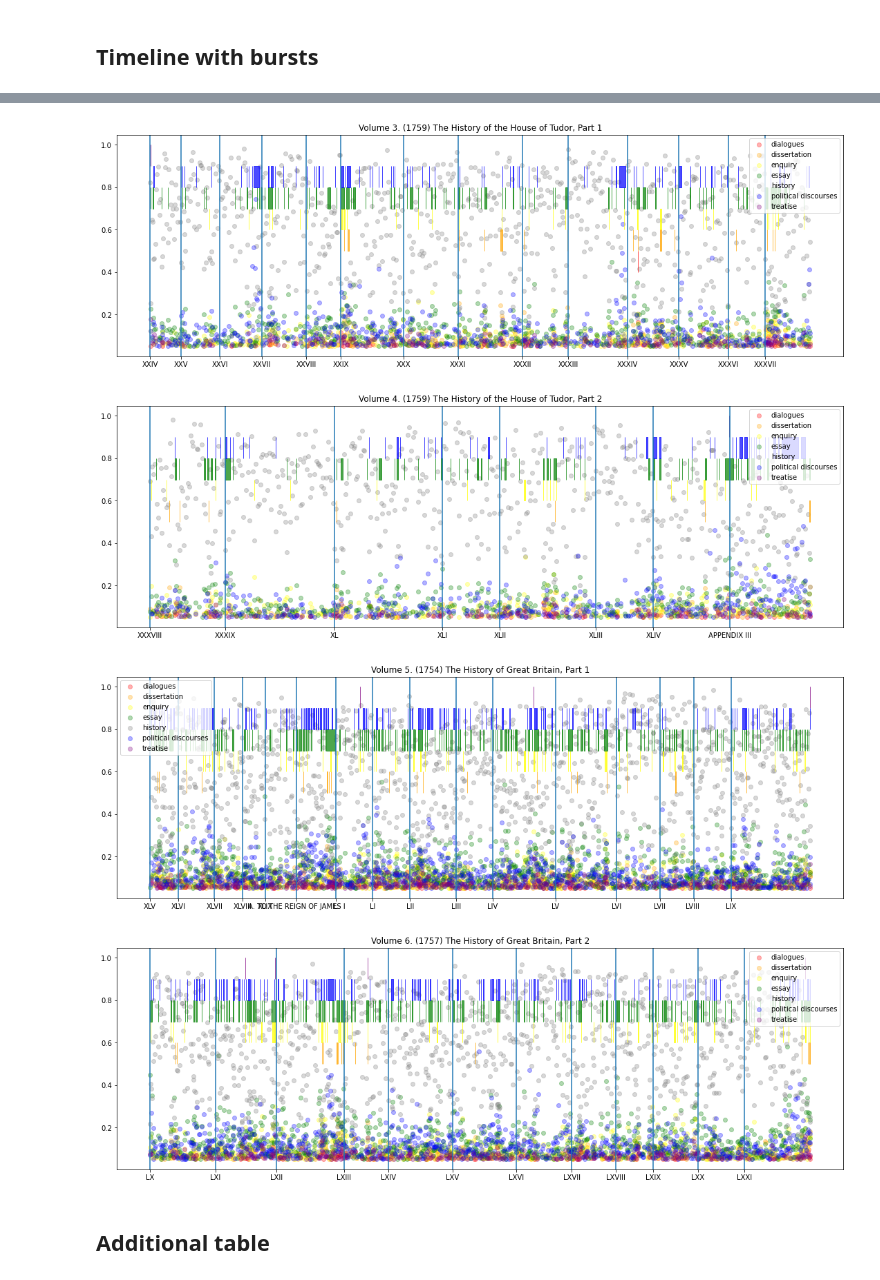
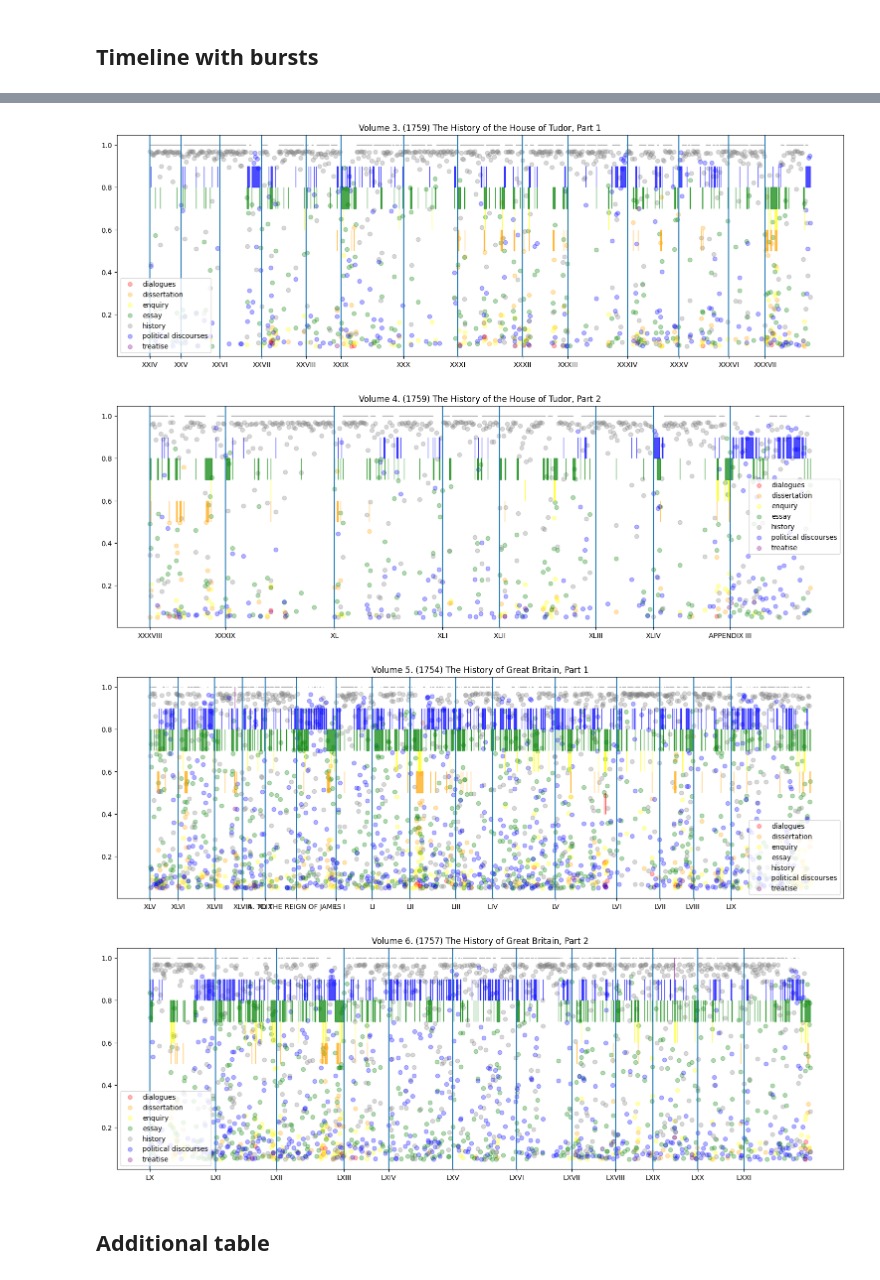
Before and after one commit to vbunt/hume-classifier, a Jupyter notebook: what is inside history?.ipynb, the cells around one changed output, grey strips where cells are left out. Saved outputs shown, nothing was run; the diff lists cells and outputs as text; code cells hidden in the pictures.

```diff
--- a/what is inside history?.ipynb
+++ b/what is inside history?.ipynb
@@ -125,7 +124,10 @@ def predict_logreg(model_path='models/logreg.pkl', vect_path='models/tfidf_vecto
 # %%
 pred_logreg = predict_logreg('models/logreg_stopwords.pkl', 'models/tfidf_vectorizer_stopwords.pkl')
 # %%
-pred_transformer = predict_transformer()
+# model_name = 'models/TurkuNLP/eccobert-base-cased-v1-finetuned-best-automatic'
+model_name = 'models/distilbert/distilbert-base-uncased-finetuned-best-automatic'
+
+pred_transformer = predict_transformer(model_name)
 # %% [markdown]
 ## Average chapter genre
 # %% [markdown]
@@ -146,7 +148,7 @@ for i in range(len(chapter_starts)-1):
 # %% [markdown]
 ## Timeline with bursts
 # %%
-def extract_bursts(volume, genre_id, pred=pred_logreg):
+def extract_bursts(volume, genre_id, pred):
 
     threshold = 0.15
     weight_threshold = 0.5
@@ -187,7 +189,7 @@ def extract_bursts(volume, genre_id, pred=pred_logreg):
 
     return lefts, rights
 # %%
-def draw_genre(volume, genre, pred=pred_logreg):
+def draw_genre(volume, genre, pred):
 
     genre_id = label2id[genre]
 
@@ -208,7 +210,7 @@ def draw_genre(volume, genre, pred=pred_logreg):
     for l, r in zip(lefts, rights):
         draw_section(l, r, genre)
 # %%
-def draw_volume(volume, pred=pred_logreg, draw_bursts=True):
+def draw_volume(volume, pred, draw_bursts=True):
     n = 7 # number of genres
 
     volume = volume - 1 # volume number
@@ -236,10 +238,10 @@ def draw_volume(volume, pred=pred_logreg, draw_bursts=True):
 
     if draw_bursts:
         for genre in label2id.keys():
-            draw_genre(volume, genre)
+            draw_genre(volume, genre, pred)
 
     plt.show()
 # %%
 for i in range(1, 7):
-    draw_volume(i)
+    draw_volume(i, pred=pred_transformer)
 # %% [output]
@@ -248,6 +250,6 @@ for i in range(1, 7):
-[figure, old version]
+[figure, new version]
-[figure, old version]
+[figure, new version]
-[figure, old version]
+[figure, new version]
-[figure, old version]
+[figure, new version]
 # %% [markdown]
 ## Additional table
```
Also changed, not shown: parts of 10 cells of this notebook, 5 other files.
